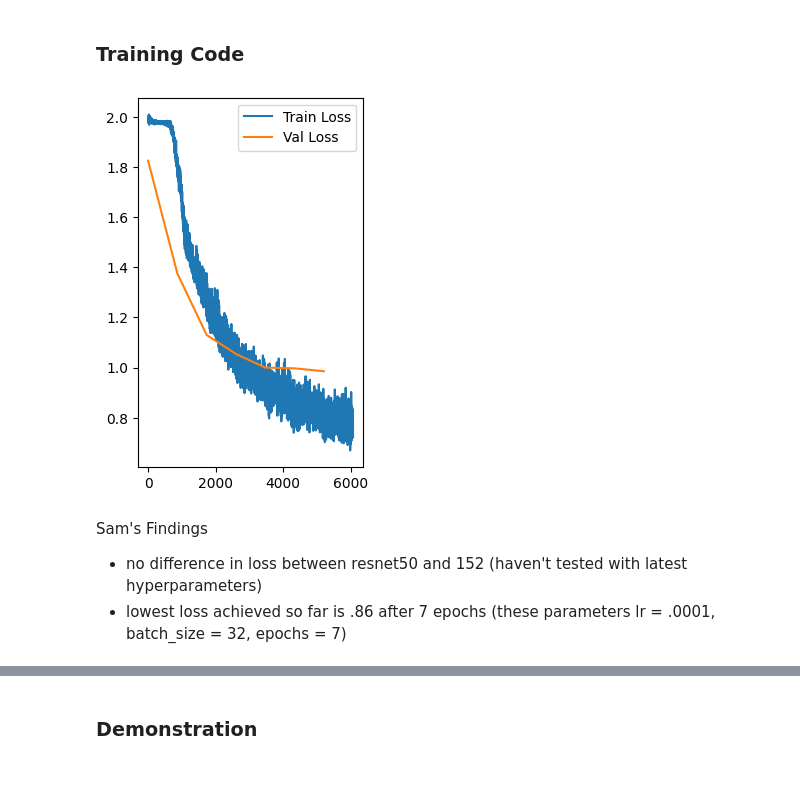
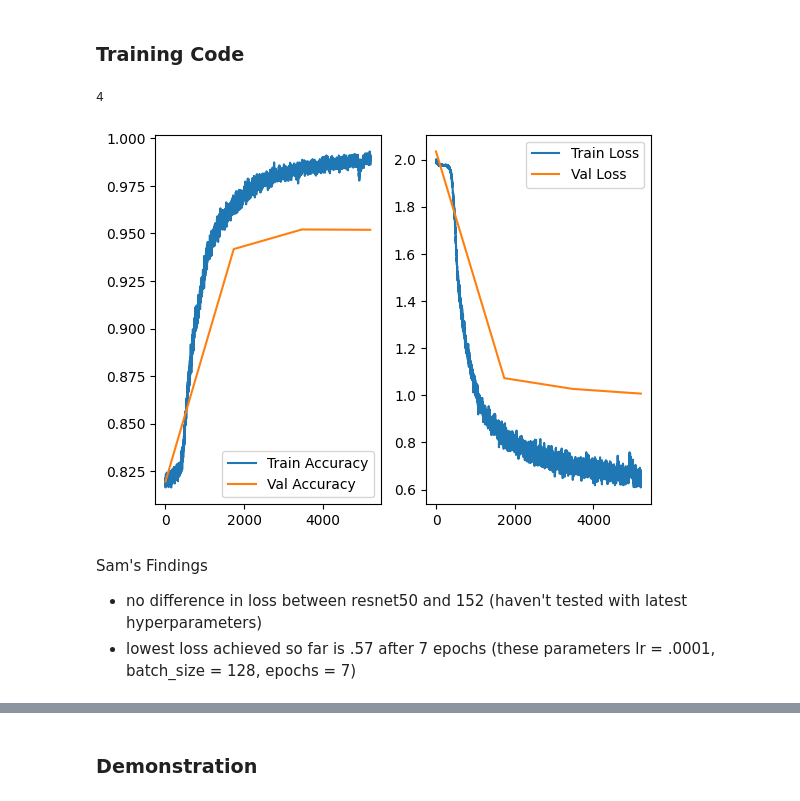
Before and after one commit to brivance/captcha_recognition, a Jupyter notebook: Final_Project474.ipynb, the cells around one changed output, grey strips where cells are left out. Saved outputs shown, nothing was run; the diff lists cells and outputs as text; code cells hidden in the pictures; blank space fills up the shorter version.

```diff
--- a/Final_Project474.ipynb
+++ b/Final_Project474.ipynb
@@ -412,7 +405,9 @@ b'frog' 0.47983598709106445
 ### Training Code
 # %%
 def accuracy(y_hat, y_truth):
-    preds = torch.argmax(y_hat, dim=1)
+    preds = torch.argmax(y_hat, dim=2)
+    preds = torch.eye(10)[preds.long().cpu()]
+    preds = preds.to(device)
     acc = torch.mean((preds == y_truth).float())
     return acc
 
@@ -442,10 +437,10 @@ def evaluate(model, objective, val_loader, device):
     return torch.mean(torch.Tensor(val_losses)), torch.mean(torch.Tensor(val_accs))
 # %%
 ### HYPERPARAMETERS ### my best ones so far are lr = .0001, batch=32, epochs=7, test_steps=868
-lr = .0001
-batch_size = 32
-epochs = 7
-test_steps = 868
+lr = .00015
+batch_size = 128
+epochs = 3
+test_steps = 1734
 #######################
 
 final_captcha = Full_Captcha_Predictor(9, 10, start_frozen=False).to(device)
@@ -457,7 +452,7 @@ objective = nn.CrossEntropyLoss()
 captcha_dataset = CaptchaDataset(captchas, num_labels)
 captcha_test_dataset = CaptchaDataset(np.array(test_captchas), np.array(test_num_labels))
 
-train_dataloader = DataLoader(captcha_dataset, batch_size=batch_size, shuffle=True)
+train_dataloader = DataLoader(captcha_dataset, batch_size=batch_size, shuffle=True, drop_last=True)
 test_dataloader = DataLoader(captcha_test_dataset)
 
 losses = []
@@ -465,7 +460,8 @@ accs = []
 val_losses = []
 val_accs = []
 
-total_steps = 0
+total_steps = -1
+acc = 0
 for epoch in range(epochs):
   progress_bar = tqdm(train_dataloader, desc="Loss")
   for x, y_truth in progress_bar:
@@ -477,37 +473,43 @@ for epoch in range(epochs):
     predictions = final_captcha(x)
     # predictions is a list of tensors, to make it comparable to the y_truth we must concatenate them with stack
     predictions = torch.stack(predictions).permute(1, 0, 2)
-    # train_acc = accuracy(predictions, y_truth) <- this needs to be fixed
-    # accs.append(train_acc.cpu()) <- once the above is fixed this can be uncommented
+    train_acc = accuracy(predictions, y_truth).cpu().item()
+    accs.append(train_acc)
     loss = objective(predictions, y_truth)
     optimizer.zero_grad()
     loss.backward()
     optimizer.step()
     learning_rate_scheduler.step()
     total_steps += 1
-    # if total_steps % test_steps == 0:
-    #   val_loss, val_acc = evaluate(final_captcha, objective, test_dataloader, device)
-    #   val_losses.append(val_loss.item())
-    #   val_accs.append(val_acc.cpu()) # <- pretty sure this doesn't calculate accuracy correctly rn
-    progress_bar.set_description(f"Epoch: {epoch}\tLoss: {loss.item()}")
+    if total_steps % test_steps == 0:
+      val_loss, val_acc = evaluate(final_captcha, objective, test_dataloader, device)
+      val_losses.append(val_loss.item())
+      val_accs.append(val_acc.cpu())
+      acc = val_accs[-1].item()
+    progress_bar.set_description(f"Epoch: {epoch}\tLoss: {loss.item(): .4f}\tVal Accuracy: {acc: .4f}\t Train Accuracy: {train_acc: .4f}")
 
     losses.append(loss.item())
+# %%
+len(val_accs)
+# %% [output]
+4
 # %%
-# plt.subplot(121)
-# plt.plot(np.arange(13020, step=test_steps), val_accs, label='Val Accuracy') # pretty sure this is not correct (see my above comment in the training loop)
-# # especially given that the random one we picked below gets like 70-80% accuracy and this plot shows 10% accuracy
-# plt.legend()
+plt.subplot(121)
+plt.plot(np.arange(len(losses)), accs, label='Train Accuracy')
+plt.plot(np.arange(len(losses), step=test_steps), val_accs, label='Val Accuracy') # pretty sure this is not correct (see my above comment in the training loop)
+# especially given that the random one we picked below gets like 70-80% accuracy and this plot shows 10% accuracy
+plt.legend()
 plt.subplot(122)
 plt.plot(np.arange(len(losses)), losses, label='Train Loss')
-plt.plot(np.arange(6076, step=test_steps), val_losses, label='Val Loss') # 13020 just makes it so that there are 15 spots for the 15 val_losses that we gathered
+plt.plot(np.arange(len(losses), step=test_steps), val_losses, label='Val Loss') # 13020 just makes it so that there are 15 spots for the 15 val_losses that we gathered
 plt.legend()
 plt.show()
 # %% [output]
-[figure, old version]
+[figure, new version]
 # %% [markdown]
 Sam's Findings
 - no difference in loss between resnet50 and 152 (haven't tested with latest hyperparameters)
-- lowest loss achieved so far is .86 after 7 epochs (these parameters lr = .0001, batch_size = 32, epochs = 7)
+- lowest loss achieved so far is .57 after 7 epochs (these parameters lr = .0001, batch_size = 128, epochs = 7)
 # %%
 # This is just a quick example of a test captcha being passed through. the predicted labels are shown above the photo
 final_captcha.eval() # put it in eval mode
```
Also changed, not shown: parts of 12 cells of this notebook.
